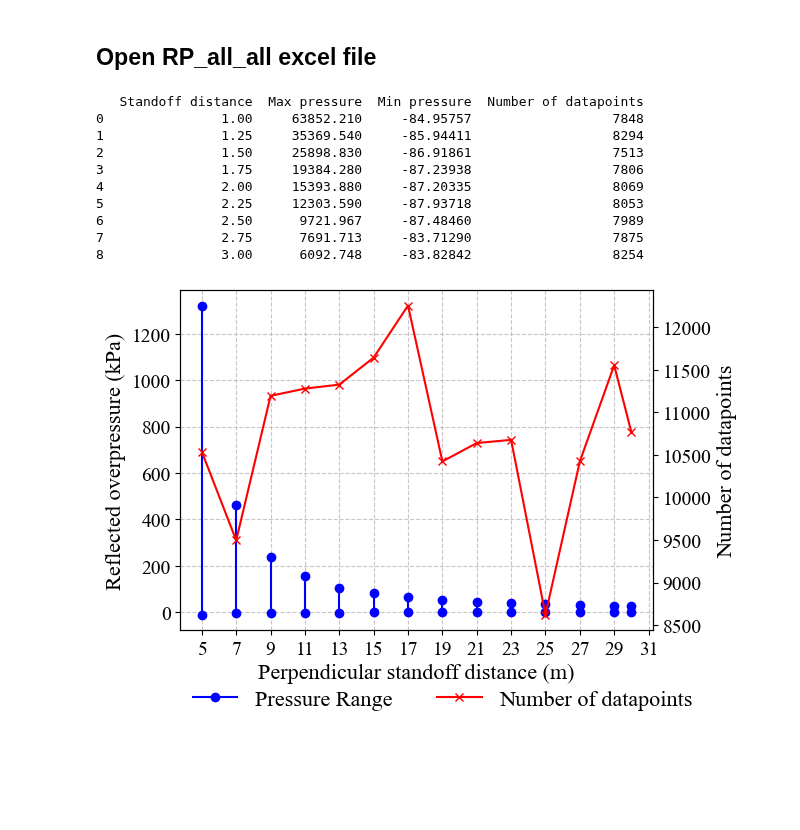
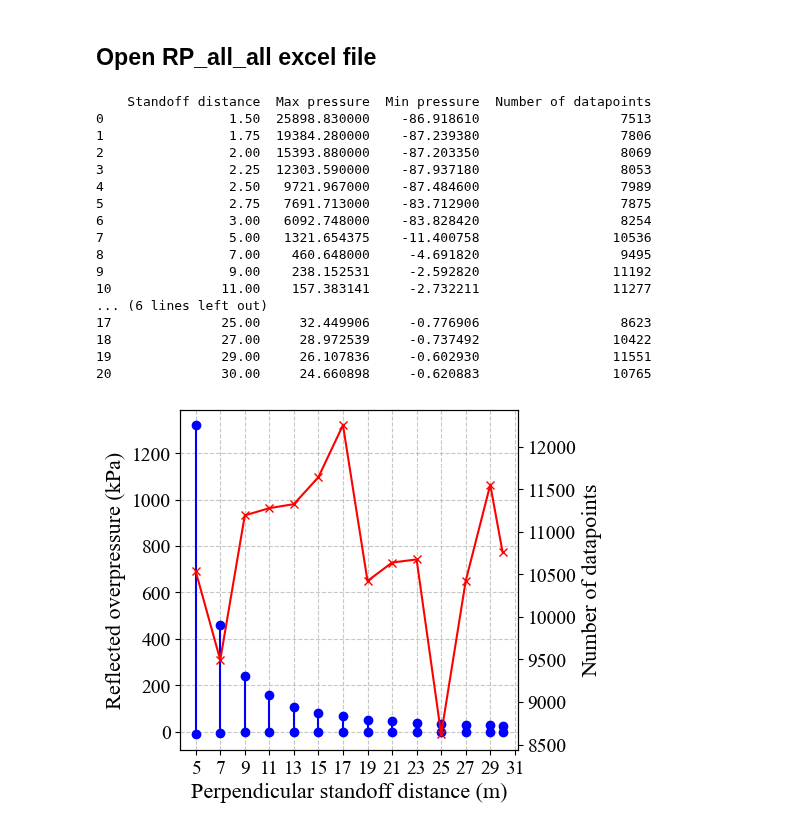
Before and after one commit to ChamodiWidanage/Pressure_history_2, a Jupyter notebook: RP_dataset_info.ipynb, the cells around one changed output. Cells and saved outputs as stored; diff of their text form; code cells hidden in the pictures; blank space fills up the shorter version.

```diff
--- a/RP_dataset_info.ipynb
+++ b/RP_dataset_info.ipynb
@@ -14,7 +14,7 @@ input_dir2 =  [folder1 for folder1 in input_dir1.iterdir() if folder1.is_dir()]
 #print ("INPUT 2",input_dir2)
 # %%
 #Access input folder
-input_dir1a = Path ("H:/Chamodi/LSDYNA/Reflected_pressure/RP_near_field_datasets_reduced")
+input_dir1a = Path ("G:/Chamodi/LSDYNA3D/RP_TH_models/RP_Section_1_new2")
 #print ("INPUT 1",input_dir1)
 
 #Access folders inside input folder
@@ -66,7 +66,7 @@ for folder1a in input_dir2a: # folder1-1.00m
         "Number of datapoints": total_datapoints
     })
 
-'''for folder1 in input_dir2: # folder1-RP_curves_fr5m
+for folder1 in input_dir2: # folder1-RP_curves_fr5m
 
     SD = int(folder1.name[-3:-1])
 
@@ -102,23 +102,30 @@ for folder1a in input_dir2a: # folder1-1.00m
         "Max pressure": max_pressure,
         "Min pressure": min_pressure,
         "Number of datapoints": total_datapoints
-    })'''
+    })
 
 # Create a DataFrame with the collected results
 results_df = pd.DataFrame(results)
 # %%
 print (results_df)
 # %% [output]
-   Standoff distance  Max pressure  Min pressure  Number of datapoints
-0               1.00     63852.210     -84.95757                  7848
-1               1.25     35369.540     -85.94411                  8294
-2               1.50     25898.830     -86.91861                  7513
-3               1.75     19384.280     -87.23938                  7806
-4               2.00     15393.880     -87.20335                  8069
-5               2.25     12303.590     -87.93718                  8053
-6               2.50      9721.967     -87.48460                  7989
-7               2.75      7691.713     -83.71290                  7875
-8               3.00      6092.748     -83.82842                  8254
+    Standoff distance  Max pressure  Min pressure  Number of datapoints
+0                1.50  25898.830000    -86.918610                  7513
+1                1.75  19384.280000    -87.239380                  7806
+2                2.00  15393.880000    -87.203350                  8069
+3                2.25  12303.590000    -87.937180                  8053
+4                2.50   9721.967000    -87.484600                  7989
+5                2.75   7691.713000    -83.712900                  7875
+6                3.00   6092.748000    -83.828420                  8254
+7                5.00   1321.654375    -11.400758                 10536
+8                7.00    460.648000     -4.691820                  9495
+9                9.00    238.152531     -2.592820                 11192
+10              11.00    157.383141     -2.732211                 11277
+... (6 lines left out)
+17              25.00     32.449906     -0.776906                  8623
+18              27.00     28.972539     -0.737492                 10422
+19              29.00     26.107836     -0.602930                 11551
+20              30.00     24.660898     -0.620883                 10765
 # %%
 import matplotlib.pyplot as plt
 from matplotlib.ticker import MaxNLocator
@@ -131,7 +138,7 @@ plt.rcParams['font.family'] = 'serif'
 plt.rcParams['font.serif'] = ['Times New Roman']
 plt.rcParams['font.size'] = 16
 
-fig, ax1 = plt.subplots(figsize=(7, 5))
+fig, ax1 = plt.subplots(figsize=(5, 5))
 
 # Plot max and min pressure values with standoff distance
 for _, row in filtered_df .iterrows():
@@ -149,33 +156,33 @@ ax1.set_xticks([5, 7, 9, 11, 13, 15, 17, 19, 21, 23, 25, 27, 29, 31])
 # Create a secondary y-axis for the number of data points
 ax2 = ax1.twinx()
 ax2.plot(filtered_df ['Standoff distance'], filtered_df ['Number of datapoints'],
          color='red', marker='x', label='Number of datapoints')
 ax2.set_ylabel('Number of datapoints')
 ax2.tick_params(axis='y', labelsize=14)
 ax2.set_xticks([5, 7, 9, 11, 13, 15, 17, 19, 21, 23, 25, 27, 29, 31])
 #ax1.set_xlim(2.8,31)
 
 # Add grid lines
 ax1.grid(True, linestyle='--', alpha=0.7)
 
 # Combine legend handles and labels from both axes
 handles, labels = ax1.get_legend_handles_labels()
 handles2, labels2 = ax2.get_legend_handles_labels()
 handles += handles2
 labels += labels2
 
 # Add legend outside the plot with two columns
-fig.legend(handles, labels, loc='lower center', bbox_to_anchor=(0.5, 0), ncol=2, fontsize=16, frameon=False)
+#fig.legend(handles, labels, loc='lower center', bbox_to_anchor=(0.5, 0), ncol=2, fontsize=16, frameon=False)
 
 # Title and layout adjustments
 # plt.title('Pressure Range and Number of Datapoints vs. Standoff Distance')
 fig.subplots_adjust(bottom=0.2, right = 0.8)
 
 # Save the plot as an image
-plt.savefig('RP_farfield_dataset_info.png', dpi=200, facecolor='white')
+plt.savefig('RP_farfield_dataset_info2.png', dpi=200, facecolor='white', bbox_inches='tight')
 
 
 # Show the plot
 #plt.show()
 # %% [output]
-[figure, old version]
+[figure, new version]
```
Also changed, not shown: parts of 2 cells of this notebook, 33 other files.
